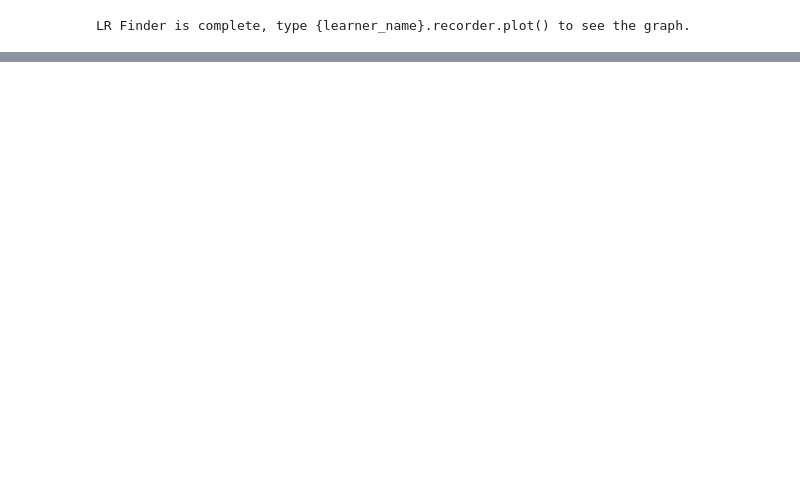
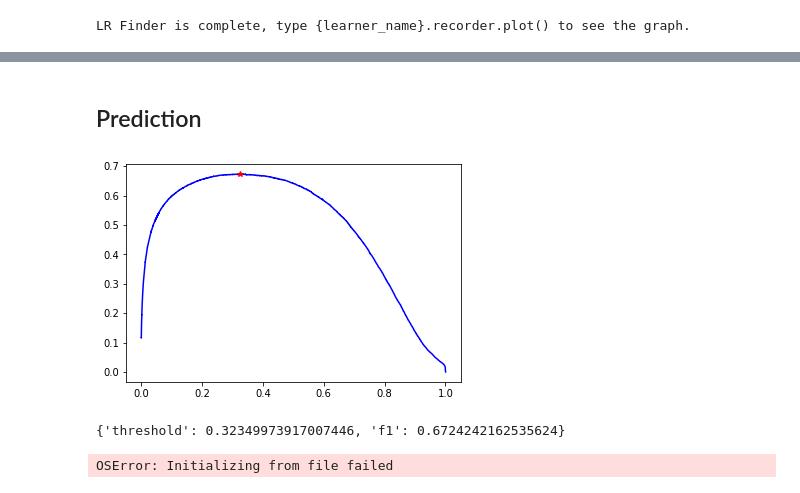
Before and after one commit to adai183/ULMFiT_es_V1, a Jupyter notebook: Quora.ipynb, the cells around one changed output, grey strips where cells are left out. Saved outputs shown, nothing was run; the diff lists cells and outputs as text; code cells hidden in the pictures; blank space fills up the shorter version.

```diff
--- a/Quora.ipynb
+++ b/Quora.ipynb
@@ -56,0 +211,5 @@ KeyboardInterrupt:
+# %%
+learn.load('third');
+# %%
+learn.unfreeze()
+learn.fit_one_cycle(2, slice(1e-3/(2.6**4),1e-3), moms=(0.8,0.7))
@@ -56,0 +223,25 @@ KeyboardInterrupt:
+# %% [markdown]
+## Prediction
+# %%
+preds = learn.get_preds(DatasetType.Valid)
+proba = to_np(preds[0][:,1])
+ytrue = to_np(preds[1])
+# %%
+from sklearn.metrics import roc_curve, precision_recall_curve
+def threshold_search(y_true, y_proba, plot=False):
+    precision, recall, thresholds = precision_recall_curve(y_true, y_proba)
+    thresholds = np.append(thresholds, 1.001)
+    F = 2 / (1/precision + 1/recall)
+    best_score = np.max(F)
+    best_th = thresholds[np.argmax(F)]
+    if plot:
+        plt.plot(thresholds, F, '-b')
+        plt.plot([best_th], [best_score], '*r')
+        plt.show()
+    search_result = {'threshold': best_th , 'f1': best_score}
+    return search_result
+# %%
+thr = threshold_search(ytrue, proba, plot=True); thr
+# %% [output]
+[figure, added]
+{'threshold': 0.32349973917007446, 'f1': 0.6724242162535624}
@@ -56,0 +252,6 @@ KeyboardInterrupt:
+# %%
+sub = pd.read_csv(path/'sample_submission.csv')
+sub.prediction = predsC
+sub.to_csv(path/"submission.csv", index=False)
+# %% [output]
+OSError: Initializing from file failed
```
Also changed, not shown: parts of 46 cells of this notebook, 6 other files.
